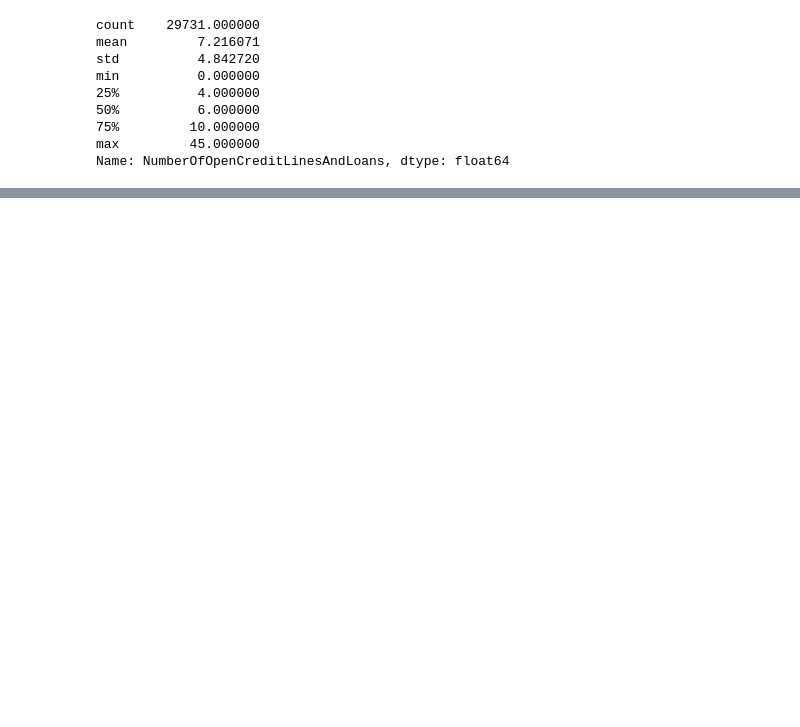
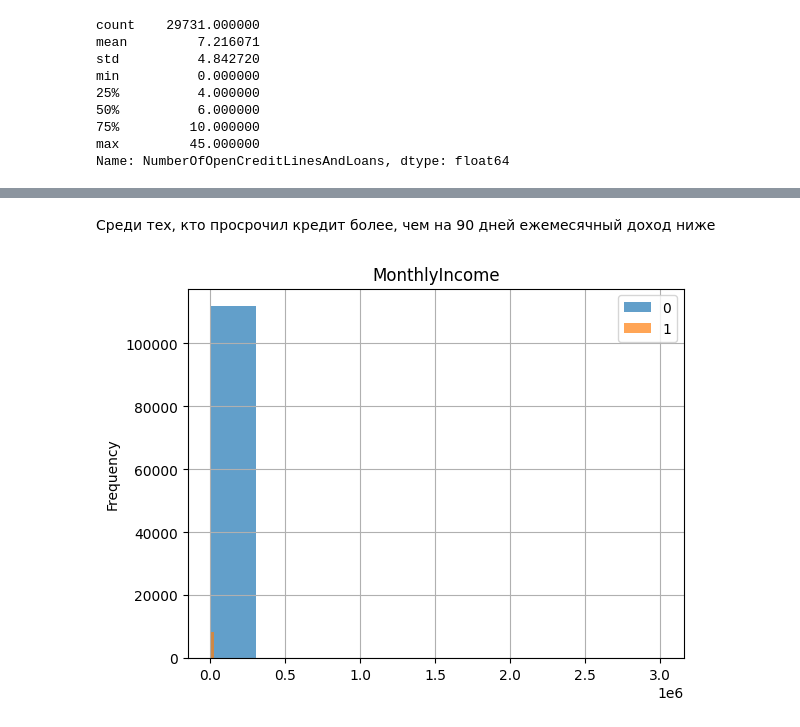
Before and after one commit to MogY23/HSE_project_credit_score_23, a Jupyter notebook: DS_for_nonDS.ipynb, the cells around one changed output, grey strips where cells are left out. Cells and saved outputs as stored; diff of their text form; code cells hidden in the pictures; blank space fills up the shorter version.

```diff
--- a/DS_for_nonDS.ipynb
+++ b/DS_for_nonDS.ipynb
@@ -296,0 +384,11 @@ data=data.drop(index=data.query("age==0").index)
+# %% [markdown]
+Среди тех, кто просрочил кредит более, чем на 90 дней ежемесячный доход ниже
+# %%
+leg=[]
+for i,g in enumerate(data.SeriousDlqin2yrs.unique()):
+  data.query('SeriousDlqin2yrs==@g')['MonthlyIncome'].plot(kind='hist',title='MonthlyIncome',grid=True,alpha=0.7,sharex=True)
+  leg.append(g)
+plt.legend(leg)
+plt.show()
+# %% [output]
+[figure, added]
```
Also changed, not shown: parts of 63 cells of this notebook.
